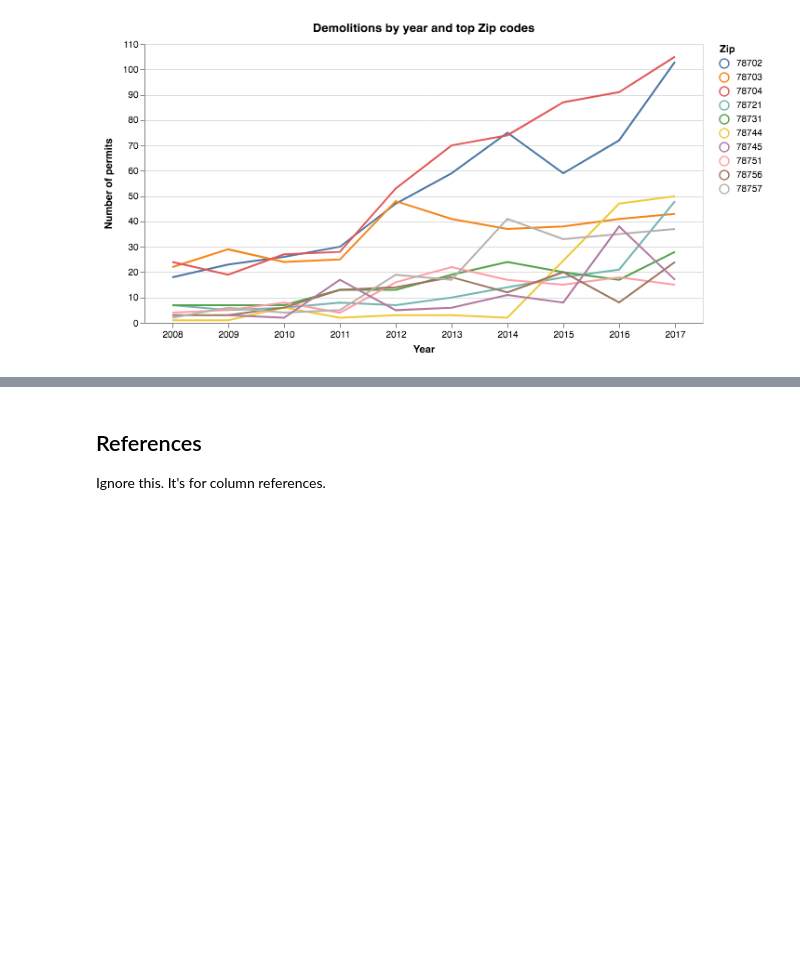
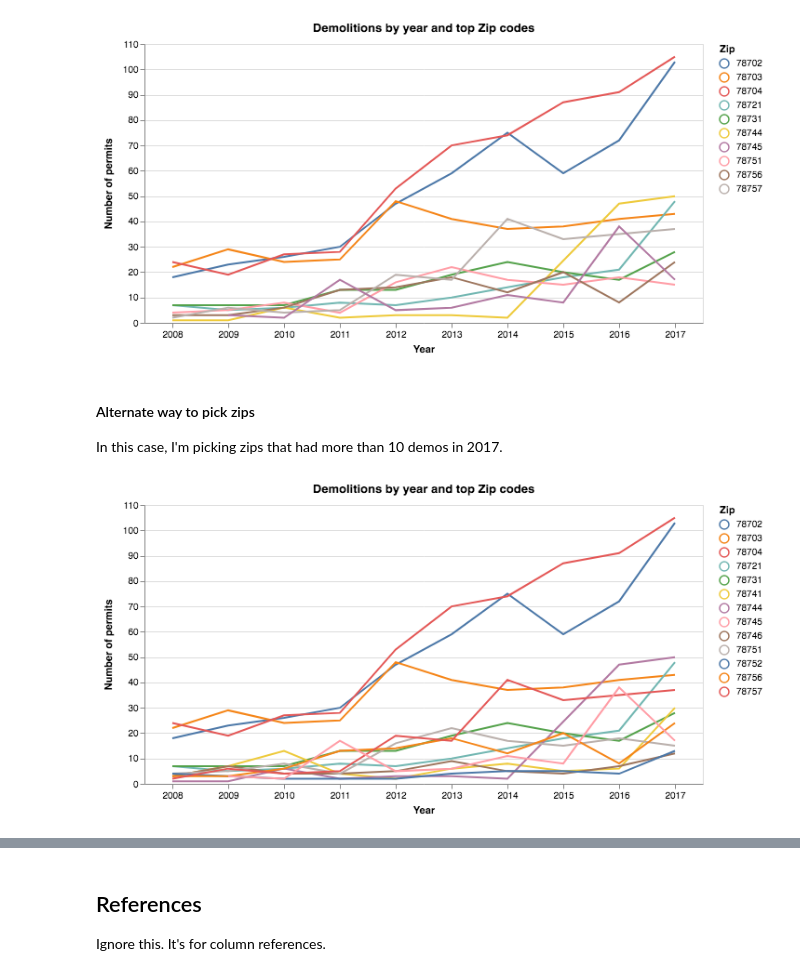
Before and after one commit to swkasica/demolitions, a Jupyter notebook: notebooks/02_Analysis_Full_demos.ipynb, the cells around one changed output, grey strips where cells are left out. Cells and saved outputs as stored; diff of their text form; code cells hidden in the pictures; blank space fills up the shorter version.

```diff
--- a/notebooks/02_Analysis_Full_demos.ipynb
+++ b/notebooks/02_Analysis_Full_demos.ipynb
@@ -212,3 +226,27 @@ alt.Chart(top_demos_yr_zip, title="Demolitions by year and top Zip codes").mark_
 ).properties(width=600)
 # %% [output]
 [figure]
+# %% [markdown]
+#### Alternate way to pick zips
+In this case, I'm picking zips that had more than 10 demos in 2017.
+# %%
+# filter to 2017
+zips_2017 = demos_yr_zip[demos_yr_zip['Year'] == '2017']
+
+# filter the 2017 list to those with 10+ demos
+# sort the list by count descending
+zips_2017_top = zips_2017[zips_2017.Count > 9].sort_values('Count', ascending=False)
+
+# Use the Zip code column above to filter the original demos_yr_zip datatable
+# and create the new dataframe to chart
+top_demos_yr_zip_new = demos_yr_zip[demos_yr_zip['Zip'].isin(zips_2017_top.Zip)]
+
+alt.Chart(top_demos_yr_zip_new, title="Demolitions by year and top Zip codes").mark_line().encode(
+    x=alt.X("Year:O",
+            axis=alt.Axis(title="Year", labelAngle=0)),
+    y=alt.Y("Count:Q",
+            axis=alt.Axis(title="Number of permits")),
+    color="Zip"
+).properties(width=600)
+# %% [output]
+[figure, added]
```
Also changed, not shown: parts of 13 cells of this notebook, 3 other files.
